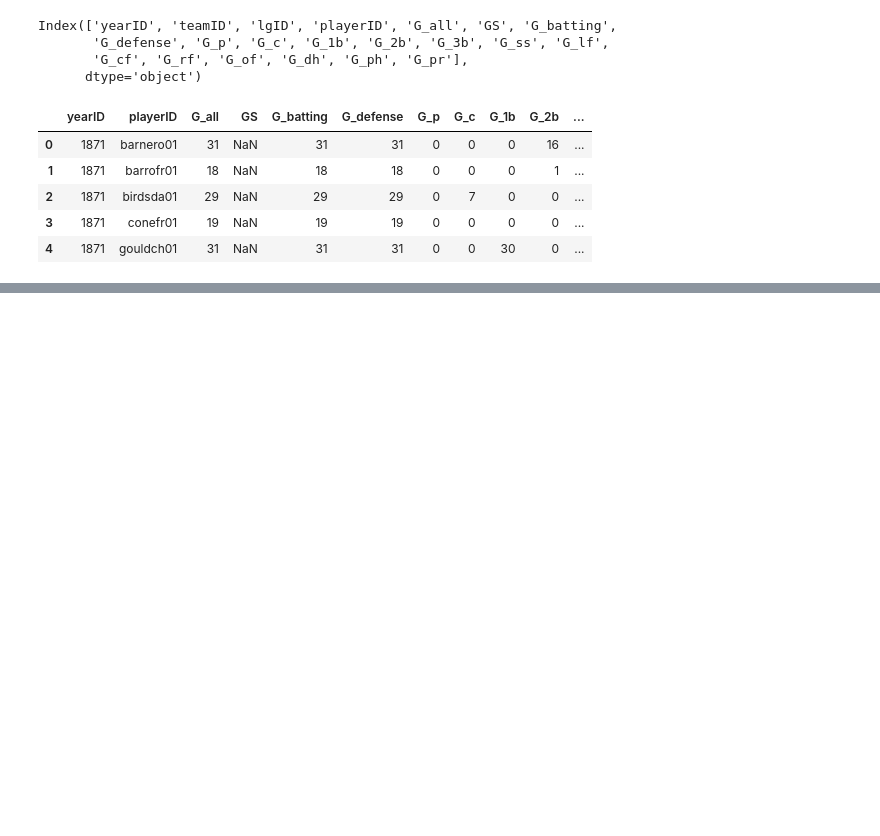
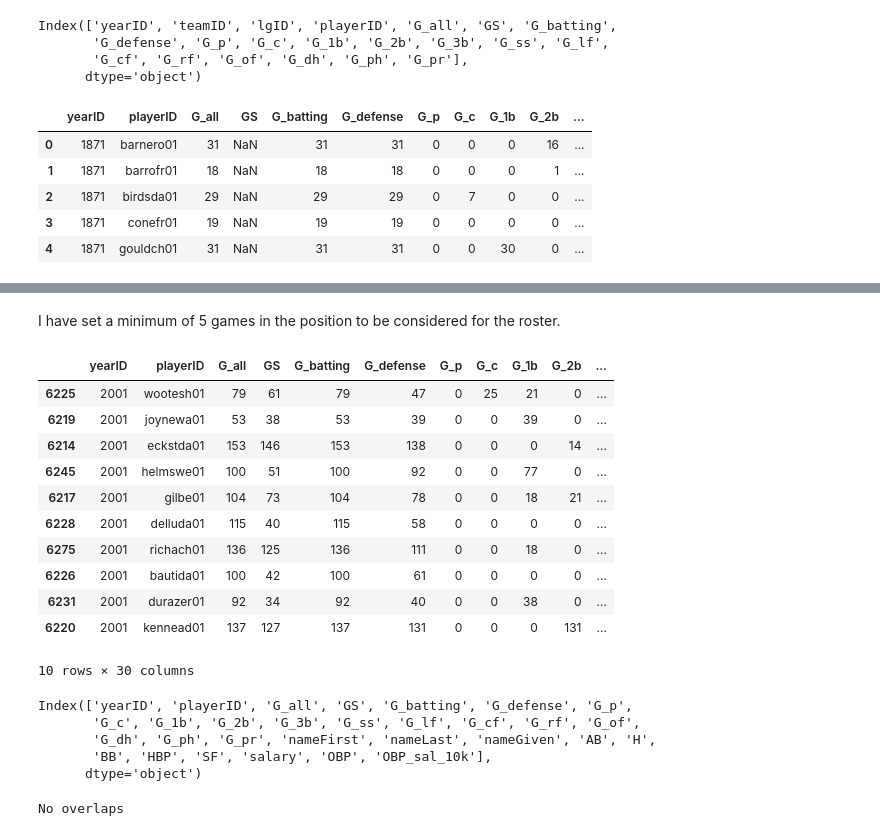
Before and after one commit to ahartz1/moneyball, a Jupyter notebook: moneyball.ipynb, the cells around one changed output, grey strips where cells are left out. Saved outputs shown, nothing was run; the diff lists cells and outputs as text; code cells hidden in the pictures; blank space fills up the shorter version.

Commit message:
Add working roster generator

```diff
--- a/moneyball.ipynb
+++ b/moneyball.ipynb
@@ -194,0 +216,69 @@ player_info.head()
+# %% [markdown]
+I have set a minimum of 5 games in the position to be considered for the roster.
+# %%
+def mb_roster(year):
+    mbr_uf = []
+    for pos in ROSTER:
+        mbr_uf.append(mb_players(year, pos))
+
+    ret = []
+    num_pos = len(mbr_uf)
+    overlap = []
+    for m, pos in enumerate(mbr_uf):
+        ret.append(pos.iloc[0])
+        try:
+            for n in range(num_pos):
+                if m != n:
+                    overlap.append(n)
+                    mbr_uf[n].iloc[0] == pos.iloc[0]
+            overlap = []
+        except:
+            if mbr_uf[overlap[-1]].iloc[1].OBP_sal_10k > mbr_uf[m].iloc[1].OBP_sal_10k:
+                ret[m] = mbr_uf[overlap[-1]].iloc[1]
+            else:
+                mbr_uf[m].iloc[1]
+            overlap = []
+    return pd.DataFrame(ret)
+# %%
+def mb_roster(year):
+    mbr_uf = []
+    for pos in ROSTER:
+        mbr_uf.append(mb_players(year, pos))
+
+    ret = []
+    no_overlap = []
+    player_list = []
+    for pos in mbr_uf:
+        for n in range(len(pos)):
+            if pos.iloc[n].playerID not in player_list:
+                no_overlap.append(n)
+        player_list.append(pos.iloc[no_overlap[0]].playerID)
+        ret.append(pos.iloc[no_overlap[0]])
+        no_overlap = []
+
+    return pd.DataFrame(ret)
+# %%
+roster2001 = mb_roster(2001)
+roster2001
+# %% [output]
+|  | yearID | playerID | G_all | GS | G_batting | G_defense | G_p | G_c | G_1b | G_2b | ... |
+| 6225 | 2001 | wootesh01 | 79 | 61 | 79 | 47 | 0 | 25 | 21 | 0 | ... |
+| 6219 | 2001 | joynewa01 | 53 | 38 | 53 | 39 | 0 | 0 | 39 | 0 | ... |
+| 6214 | 2001 | eckstda01 | 153 | 146 | 153 | 138 | 0 | 0 | 0 | 14 | ... |
+| 6245 | 2001 | helmswe01 | 100 | 51 | 100 | 92 | 0 | 0 | 77 | 0 | ... |
+| 6217 | 2001 | gilbe01 | 104 | 73 | 104 | 78 | 0 | 0 | 18 | 21 | ... |
+| 6228 | 2001 | delluda01 | 115 | 40 | 115 | 58 | 0 | 0 | 0 | 0 | ... |
+| 6275 | 2001 | richach01 | 136 | 125 | 136 | 111 | 0 | 0 | 18 | 0 | ... |
+| 6226 | 2001 | bautida01 | 100 | 42 | 100 | 61 | 0 | 0 | 0 | 0 | ... |
+| 6231 | 2001 | durazer01 | 92 | 34 | 92 | 40 | 0 | 0 | 38 | 0 | ... |
+| 6220 | 2001 | kennead01 | 137 | 127 | 137 | 131 | 0 | 0 | 0 | 131 | ... |
+10 rows × 30 columns
+# %%
+G_2b = mb_players(1996, 'G_2b')
+G_2b.columns
+# %% [output]
+Index(['yearID', 'playerID', 'G_all', 'GS', 'G_batting', 'G_defense', 'G_p',
+       'G_c', 'G_1b', 'G_2b', 'G_3b', 'G_ss', 'G_lf', 'G_cf', 'G_rf', 'G_of',
+       'G_dh', 'G_ph', 'G_pr', 'nameFirst', 'nameLast', 'nameGiven', 'AB', 'H',
+       'BB', 'HBP', 'SF', 'salary', 'OBP', 'OBP_sal_10k'],
+      dtype='object')
@@ -194,0 +287,7 @@ player_info.head()
+# %%
+try:
+    G_3b[G_2b['playerID']]
+except:
+    print("No overlaps")
+# %% [output]
+No overlaps
```
Also changed, not shown: parts of 6 cells of this notebook.
